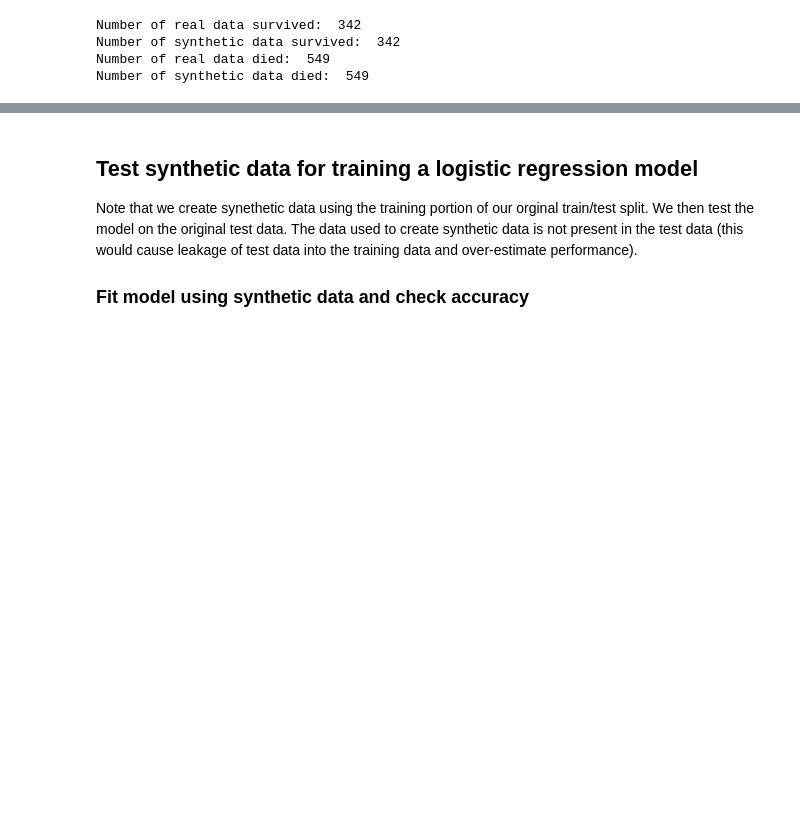
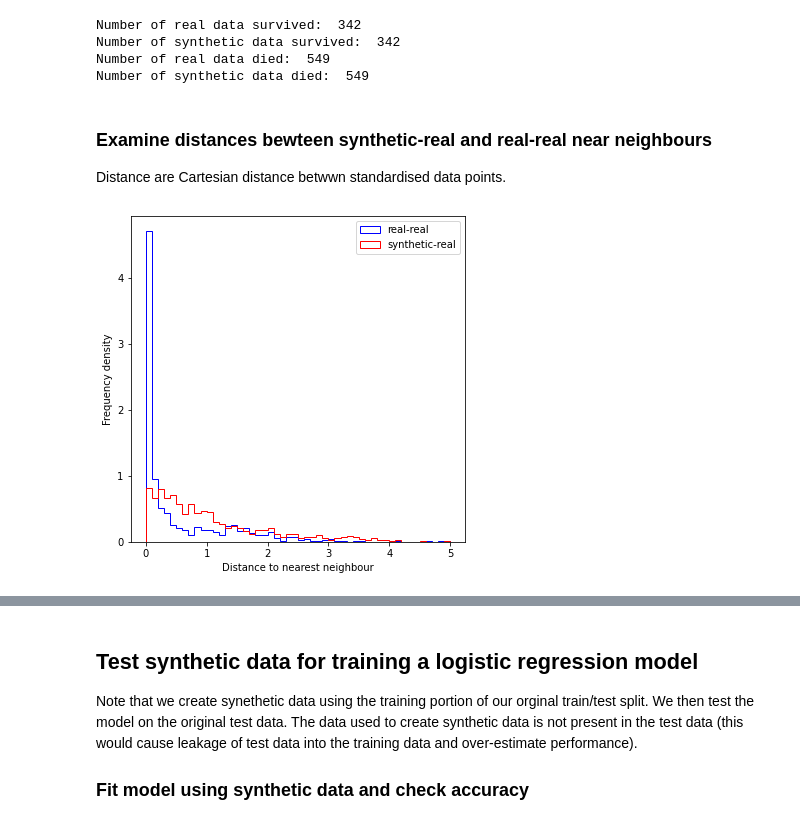
Before and after one commit to MichaelAllen1966/titanic, a Jupyter notebook: 30_synthetic_data _SMOTE.ipynb, the cells around one changed output, grey strips where cells are left out. Drawn from its saved outputs; the diff is of its cells as text; code cells hidden in the pictures; blank space fills up the shorter version.

Commit message:
Update synthetic data

```diff
--- a/30_synthetic_data _SMOTE.ipynb
+++ b/30_synthetic_data _SMOTE.ipynb
@@ -477,3 +477,31 @@ Number of real data survived:  342
 Number of synthetic data survived:  342
 Number of real data died:  549
 Number of synthetic data died:  549
+# %% [markdown]
+### Examine distances bewteen synthetic-real and real-real near neighbours
+
+Distance are Cartesian distance betwwn standardised data points.
+# %%
+# Get nearest neighbour distances in real data
+nn = NearestNeighbors(n_neighbors=1, algorithm='auto').fit(X_real_std)
+dists, idxs = nn.kneighbors()
+dist_real_real = dists.flatten()
+
+# Get closest real data point to synthetic data points
+dist_synthetic_real = synth_df['distance_to_closest_real'].values
+
+# Plot histogram of distances to nearest real data point
+bins = np.arange(0, 5.1, 0.1)
+fig = plt.figure(figsize=(6, 6))
+ax = fig.add_subplot(111)
+ax.hist(dist_real_real, bins=bins, histtype='step', color='b',
+        density=True, label='real-real')
+ax.hist(dist_synthetic_real, bins=bins, histtype='step', color='r',
+        density=True, label='synthetic-real')
+
+ax.set_xlabel('Distance to nearest neighbour')
+ax.set_ylabel('Frequency density')
+ax.legend()
+plt.show()
+# %% [output]
+[figure, added]
```
Also changed, not shown: parts of 16 cells of this notebook, 8 other files.
